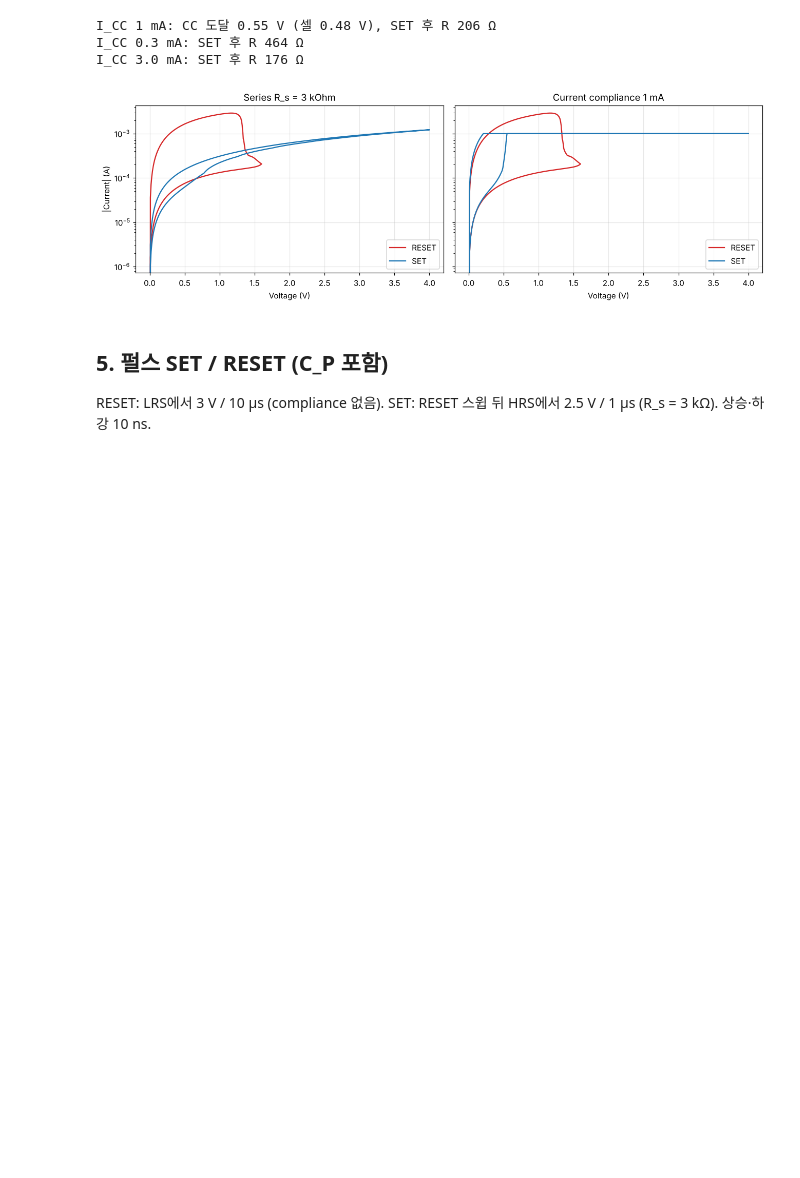
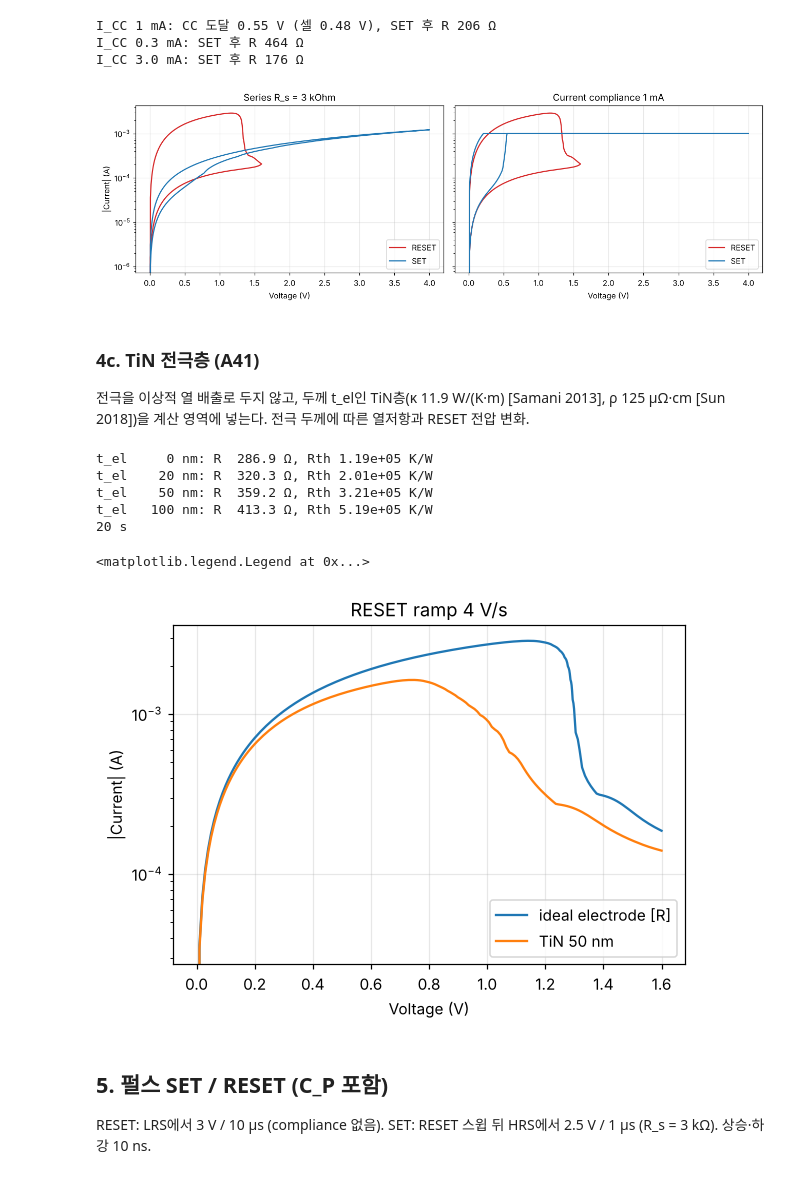
Before and after one commit to foggyjupiter/RNE-Stanford-Model, a Jupyter notebook: python/reference.ipynb, the cells around one changed output. Drawn from its saved outputs; the diff is of its cells as text; code cells hidden in the pictures; blank space fills up the shorter version.

```diff
--- a/python/reference.ipynb
+++ b/python/reference.ipynb
@@ -211,6 +211,35 @@ I_CC 1 mA: CC 도달 0.55 V (셀 0.48 V), SET 후 R 206 Ω
 I_CC 0.3 mA: SET 후 R 464 Ω
 I_CC 3.0 mA: SET 후 R 176 Ω
 [figure]
+# %% [markdown]
+### 4c. TiN 전극층 (A41)
+
+전극을 이상적 열 배출로 두지 않고, 두께 t_el인 TiN층(κ 11.9 W/(K·m) [Samani 2013], ρ 125 µΩ·cm [Sun 2018])을 계산 영역에 넣는다. 전극 두께에 따른 열저항과 RESET 전압 변화.
+# %%
+P_tin = replace(P, **rm.TIN_ELECTRODE)
+rb40 = np.full(len(g.zc), 40e-9)
+for t_el in [0, 20e-9, 50e-9, 100e-9]:
+	pp = replace(P_tin, t_el=t_el)
+	f = rm.FieldSolver(g, pp, rb40).solve(0.5)
+	print(f"t_el {t_el*1e9:5.0f} nm: R {0.5/f.I:6.1f} Ω, Rth {(f.T.max()-pp.T0)/f.P:.3g} K/W")
+t0 = time.time()
+wf_r = rm.ramp_waveform("reset", 1.6, 4.0)
+res_ideal_r = rm.simulate(wf_r, None, P)
+res_tin = rm.simulate(wf_r, None, P_tin)
+print(f"{time.time()-t0:.0f} s")
+fig, ax = plt.subplots(figsize=(6, 4))
+for r, lab in [(res_ideal_r, "ideal electrode [R]"), (res_tin, "TiN 50 nm")]:
+	ax.semilogy(r.v_app, np.abs(r.i), label=lab)
+ax.set(xlabel="Voltage (V)", ylabel="|Current| (A)", title="RESET ramp 4 V/s")
+ax.legend()
+# %% [output]
+t_el     0 nm: R  286.9 Ω, Rth 1.19e+05 K/W
+t_el    20 nm: R  320.3 Ω, Rth 2.01e+05 K/W
+t_el    50 nm: R  359.2 Ω, Rth 3.21e+05 K/W
+t_el   100 nm: R  413.3 Ω, Rth 5.19e+05 K/W
+20 s
+<matplotlib.legend.Legend at 0x...>
+[figure, added]
 # %% [markdown]
 ## 5. 펄스 SET / RESET (C_P 포함)
 
```
Also changed, not shown: parts of 7 cells of this notebook, 19 other files.
